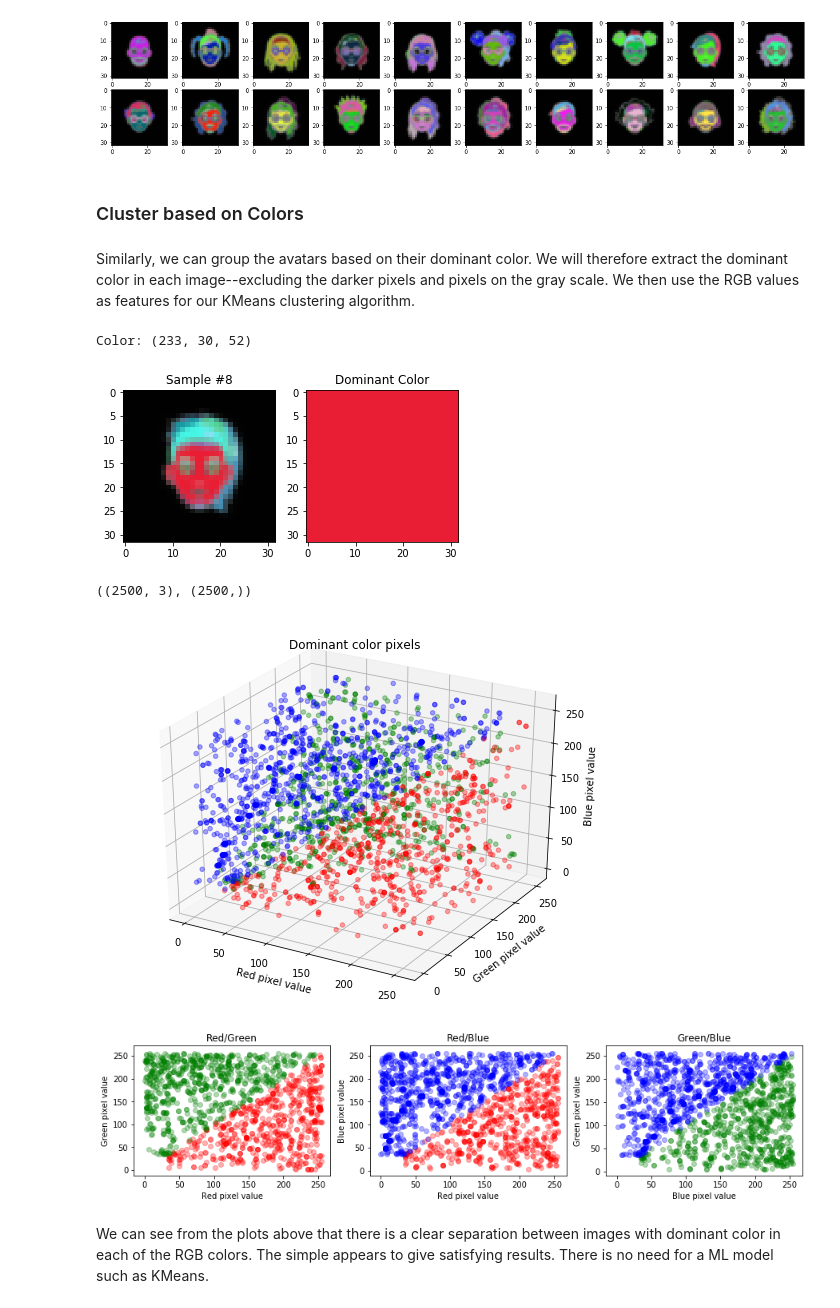
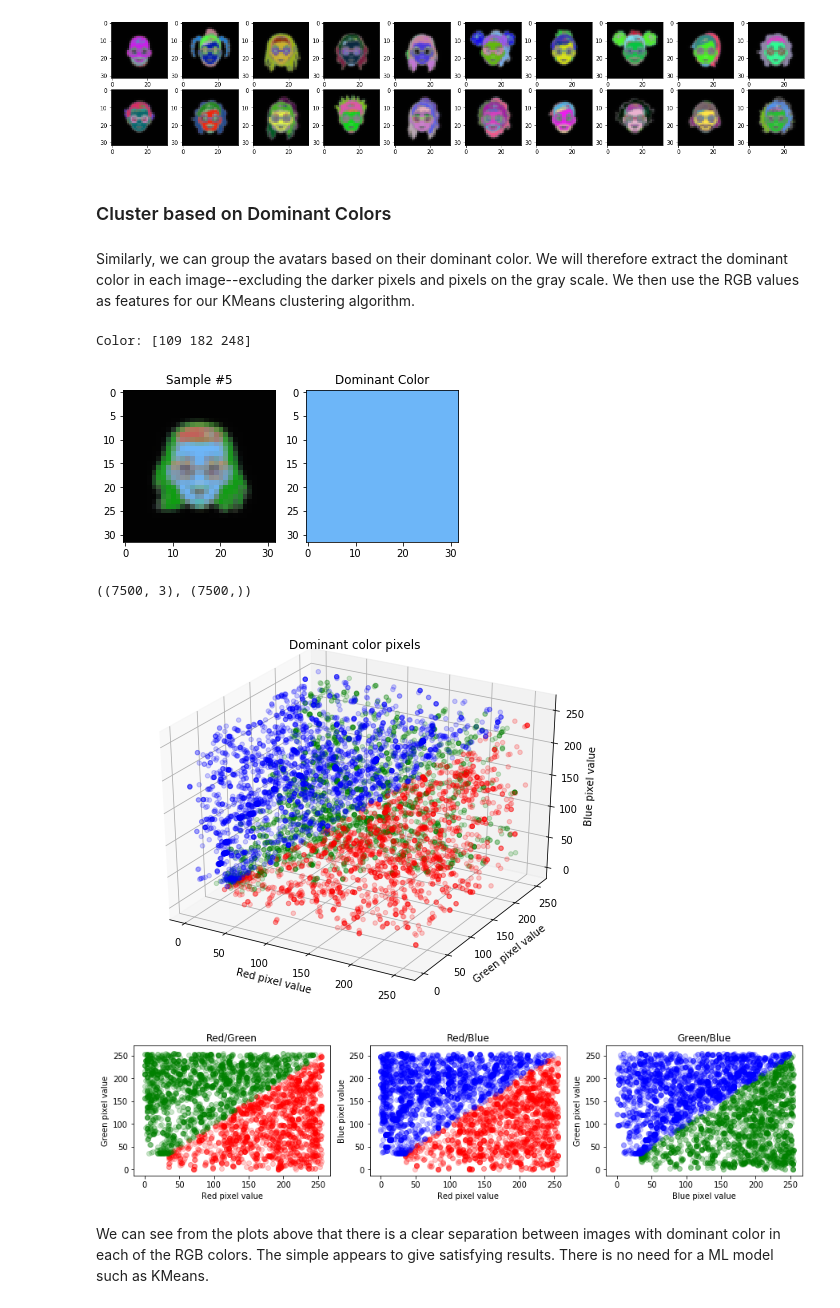
Before and after one commit to pierreyanni/likes, a Jupyter notebook: profilepics_analysis.ipynb, the cells around one changed output. Cells and saved outputs as stored; diff of their text form; code cells hidden in the pictures.

```diff
--- a/profilepics_analysis.ipynb
+++ b/profilepics_analysis.ipynb
@@ -8,7 +8,7 @@ import matplotlib.pyplot as plt
 # %%
 from os import walk
 # %%
-train_path = "./data/test_profile_images"
+train_path = "./data/train_profile_images"
 # %% [markdown]
 ### Load images
 # %%
@@ -29,6 +29,7 @@ def load_images(path):
     return np.array(img_data), np.array(img_ids)
 # %%
 raw_data, ids = load_images(train_path)
+raw_data = raw_data+1
 raw_data.shape, ids.shape
 # %% [output]
 ((2500, 32, 32, 3), (2500,))
@@ -215,27 +216,30 @@ Class: 0
 Class: 1
 [figure]
 # %% [markdown]
-### Cluster based on Colors
+### Cluster based on Dominant Colors
 # %% [markdown]
 Similarly, we can group the avatars based on their dominant color. We will therefore extract the dominant color in each image--excluding the darker pixels and pixels on the gray scale. We then use the RGB values as features for our KMeans clustering algorithm.
 # %%
 def extract_dominant_color(a):
     a2D = a.reshape(-1,a.shape[-1])
     keep_idx = []
-    LIMIT = 35
+    MIN = 35
     for idx in range(a2D.shape[0]):
         r = a2D[idx][0]
         g = a2D[idx][1]
         b = a2D[idx][2]
 
-        if (r < LIMIT and g < LIMIT and b < LIMIT) or (r == g and g == b):
+        if (r < MIN and g < MIN and b < MIN) or (r == g and g == b):
             pass
         else:
             keep_idx.append(idx)
 
+    # Filter out darker pixel and black
+    #a2D = a2D[((a2D[:,0] >= MIN) | (a2D[:,1] >= MIN) | (a2D[:,2] >= MIN)) & ((a2D[:,0] != a2D[:,1]) & (a2D[:,1] != a2D[:,2]))]
+
     a2D = a2D[keep_idx]
     col_range = (256, 256, 256) # generically : a2D.max(0)+1
     a1D = np.ravel_multi_index(a2D.T, col_range)
-    return np.unravel_index(np.bincount(a1D).argmax(), col_range)
+    return np.array(np.unravel_index(np.bincount(a1D).argmax(), col_range))
 # %%
 def dominant_colors(data):
@@ -247,21 +250,21 @@ def dominant_colors(data):
     return colors, np.argmax(colors, axis=1)
 # %%
-dominant_color = extract_dominant_color(raw_data[150])
+m_color = extract_dominant_color(raw_data[5])
 plt.subplot(121)
-plt.imshow(raw_data[150])
-plt.title("Sample #8")
+plt.imshow(raw_data[5])
+plt.title("Sample #5")
 plt.subplot(122)
-plt.imshow(np.full((32, 32, 3), np.full((32, 3), np.full((3), dominant_color))))
+plt.imshow(np.full((32, 32, 3), np.full((32, 3), np.full((3), m_color))))
 plt.title("Dominant Color")
-print(f"Color: {dominant_color}")
+print(f"Color: {m_color}")
 # %% [output]
-Color: (233, 30, 52)
+Color: [109 182 248]
-[figure, old version]
+[figure, new version]
 # %%
-dominant_colors, color_labels = dominant_colors(raw_data)
-dominant_colors.shape, color_labels.shape
+main_colors, color_labels = dominant_colors(raw_data)
+main_colors.shape, color_labels.shape
 # %% [output]
-((2500, 3), (2500,))
+((7500, 3), (7500,))
 # %%
 from mpl_toolkits.mplot3d import Axes3D
 # %%
@@ -269,10 +272,10 @@ fig = plt.figure(figsize=(9,7))
 ax = fig.add_subplot(111, projection='3d')
 
 for m, color, c in [('o', 'Red', 0), ('o', 'Green', 1), ('o', 'Blue', 2)]:
-    xs = dominant_colors[color_labels == c][:, 0]
-    ys = dominant_colors[color_labels == c][:, 1]
-    zs = dominant_colors[color_labels == c][:, 2]
-    ax.scatter(xs, ys, zs, marker=m, c=color, alpha=0.35)
+    xs = main_colors[color_labels == c][:, 0]
+    ys = main_colors[color_labels == c][:, 1]
+    zs = main_colors[color_labels == c][:, 2]
+    ax.scatter(xs, ys, zs, marker=m, c=color, alpha=0.2)
 
 ax.set_xlabel('Red pixel value')
 ax.set_ylabel('Green pixel value')
@@ -282,33 +285,33 @@ ax.set_title('Dominant color pixels')
 
 plt.show()
 # %% [output]
-[figure, old version]
+[figure, new version]
 # %%
 plt.figure(figsize=(15, 3))
 plt.subplot(131)
 plt.title("Red/Green")
-plt.scatter(dominant_colors[color_labels == 0][:, 0], dominant_colors[color_labels == 0][:, 1], c='Red', alpha=0.3)
-plt.scatter(dominant_colors[color_labels == 1][:, 0], dominant_colors[color_labels == 1][:, 1], c='Green', alpha=0.3)
+plt.scatter(main_colors[color_labels == 0][:, 0], main_colors[color_labels == 0][:, 1], c='Red', alpha=0.2)
+plt.scatter(main_colors[color_labels == 1][:, 0], main_colors[color_labels == 1][:, 1], c='Green', alpha=0.2)
 plt.xlabel("Red pixel value")
 plt.ylabel("Green pixel value")
 
 plt.subplot(132)
 plt.title("Red/Blue")
-plt.scatter(dominant_colors[color_labels == 0][:, 0], dominant_colors[color_labels == 0][:, 2], c='Red', alpha=0.3)
-plt.scatter(dominant_colors[color_labels == 2][:, 0], dominant_colors[color_labels == 2][:, 2], c='Blue', alpha=0.3)
+plt.scatter(main_colors[color_labels == 0][:, 0], main_colors[color_labels == 0][:, 2], c='Red', alpha=0.2)
+plt.scatter(main_colors[color_labels == 2][:, 0], main_colors[color_labels == 2][:, 2], c='Blue', alpha=0.2)
 plt.xlabel("Red pixel value")
 plt.ylabel("Blue pixel value")
 
 plt.subplot(133)
 plt.title("Green/Blue")
-plt.scatter(dominant_colors[color_labels == 1][:, 1], dominant_colors[color_labels == 1][:, 2], c='Green', alpha=0.3)
-plt.scatter(dominant_colors[color_labels == 2][:, 1], dominant_colors[color_labels == 2][:, 2], c='Blue', alpha=0.3)
+plt.scatter(main_colors[color_labels == 1][:, 1], main_colors[color_labels == 1][:, 2], c='Green', alpha=0.2)
+plt.scatter(main_colors[color_labels == 2][:, 1], main_colors[color_labels == 2][:, 2], c='Blue', alpha=0.2)
 plt.xlabel("Blue pixel value")
 plt.ylabel("Green pixel value")
 
 plt.show()
 # %% [output]
-[figure, old version]
+[figure, new version]
 # %% [markdown]
 We can see from the plots above that there is a clear separation between images with dominant color in each of the RGB colors. The simple appears to give satisfying results. There is no need for a ML model such as KMeans.
 # %%
```
Also changed, not shown: parts of 45 cells of this notebook, 1 other file.
